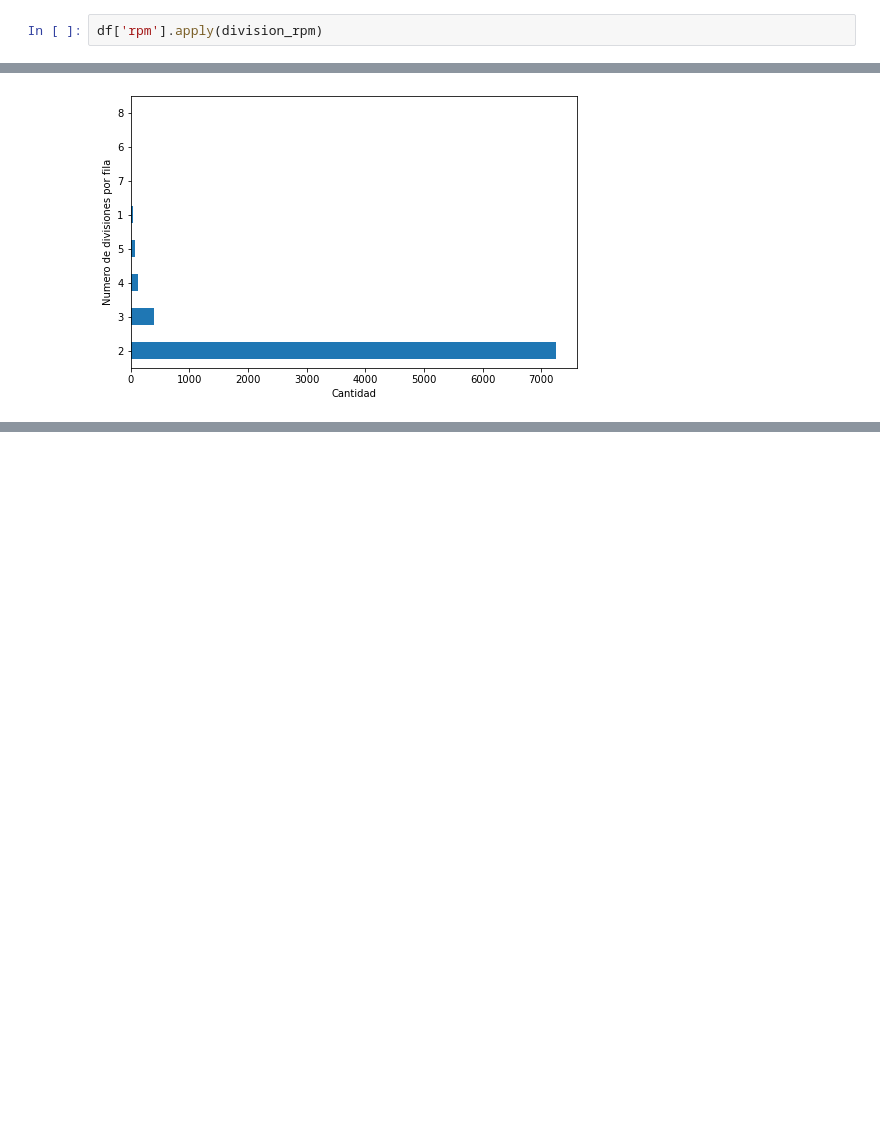
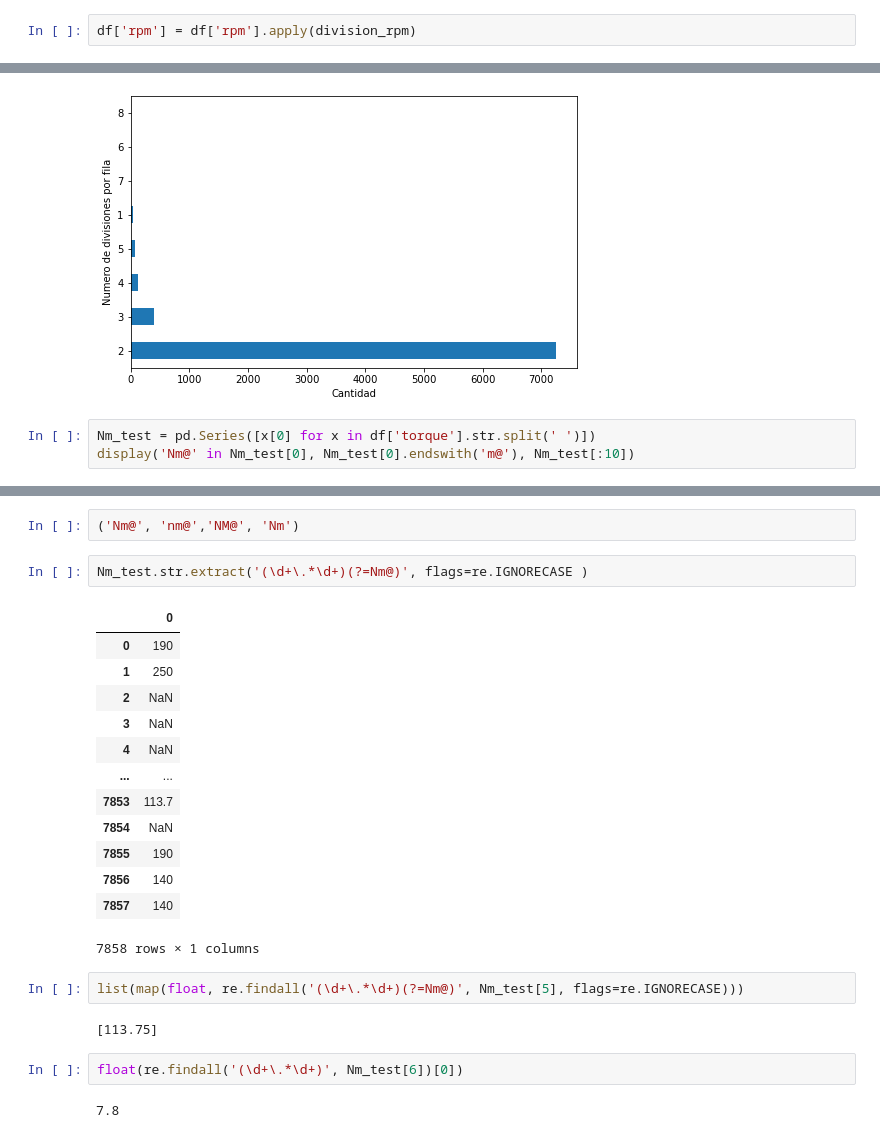
Before and after one commit to Camilongon/CarPrediction, a Jupyter notebook: Modelo_CarPre.ipynb, the cells around one changed output, grey strips where cells are left out. Saved outputs shown, nothing was run; the diff lists cells and outputs as text; blank space fills up the shorter version.

Commit message:
Ajuste de funcion para limpiado de columna Nm

```diff
--- a/Modelo_CarPre.ipynb
+++ b/Modelo_CarPre.ipynb
@@ -187,2 +168,2 @@ df[(df.seller_type=='Individual')&(df.transmission=='Automatic')]
 # %%
-df['rpm'].apply(division_rpm)
+df['rpm'] = df['rpm'].apply(division_rpm)
@@ -200,3 +179,6 @@ plt.xlabel('Cantidad')
 plt.show()
 # %% [output]
 [figure]
+# %%
+Nm_test = pd.Series([x[0] for x in df['torque'].str.split(' ')])
+display('Nm@' in Nm_test[0], Nm_test[0].endswith('m@'), Nm_test[:10])
@@ -202,0 +217,26 @@ plt.show()
+# %%
+('Nm@', 'nm@','NM@', 'Nm')
+# %%
+Nm_test.str.extract('(\d+\.*\d+)(?=Nm@)', flags=re.IGNORECASE )
+# %% [output]
+|  | 0 |
+| 0 | 190 |
+| 1 | 250 |
+| 2 | NaN |
+| 3 | NaN |
+| 4 | NaN |
+| ... | ... |
+| 7853 | 113.7 |
+| 7854 | NaN |
+| 7855 | 190 |
+| 7856 | 140 |
+| 7857 | 140 |
+7858 rows × 1 columns
+# %%
+list(map(float, re.findall('(\d+\.*\d+)(?=Nm@)', Nm_test[5], flags=re.IGNORECASE)))
+# %% [output]
+[113.75]
+# %%
+float(re.findall('(\d+\.*\d+)', Nm_test[6])[0])
+# %% [output]
+7.8
```
Also changed, not shown: parts of 10 cells of this notebook.
